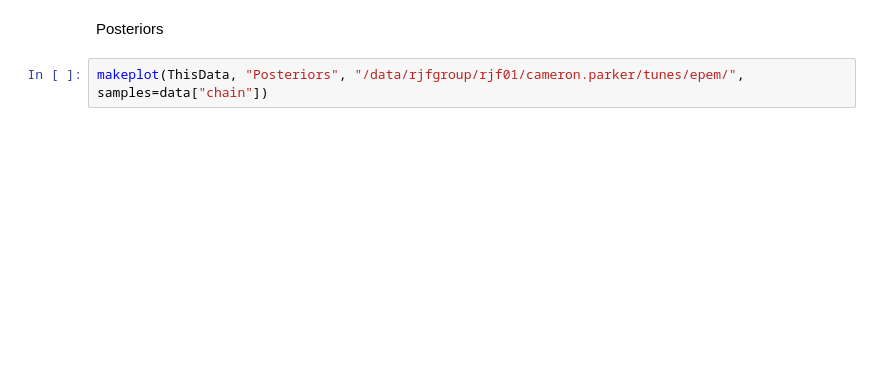
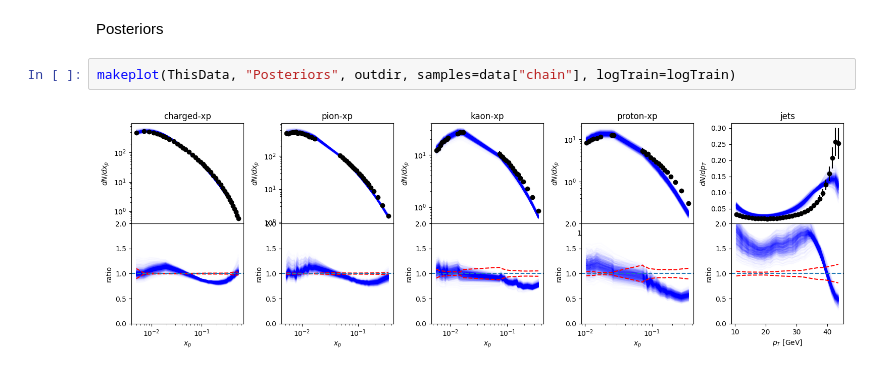
Before and after one commit to cparker24/Bayes-Tune, a Jupyter notebook: epem-tune.ipynb, the cells around one changed output. Drawn from its saved outputs; the diff is of its cells as text; blank space fills up the shorter version.

```diff
--- a/epem-tune.ipynb
+++ b/epem-tune.ipynb
@@ -97,4 +138,6 @@ makeplot(ThisData, "Priors", "/data/rjfgroup/rjf01/cameron.parker/tunes/epem/")
 # %% [markdown]
 Posteriors
 # %%
-makeplot(ThisData, "Posteriors", "/data/rjfgroup/rjf01/cameron.parker/tunes/epem/", samples=data["chain"])
+makeplot(ThisData, "Posteriors", outdir, samples=data["chain"], logTrain=logTrain)
+# %% [output]
+[figure, added]
```
Also changed, not shown: parts of 13 cells of this notebook, 1 other file.
